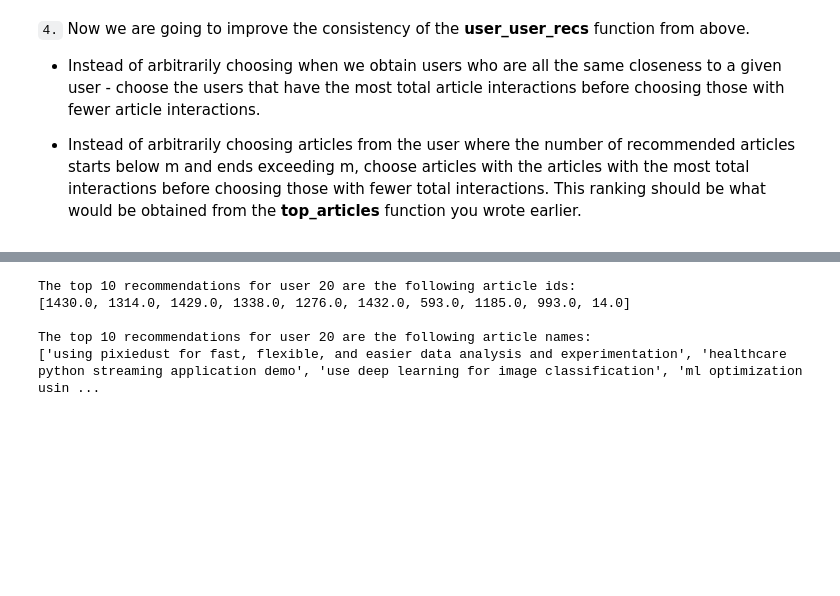
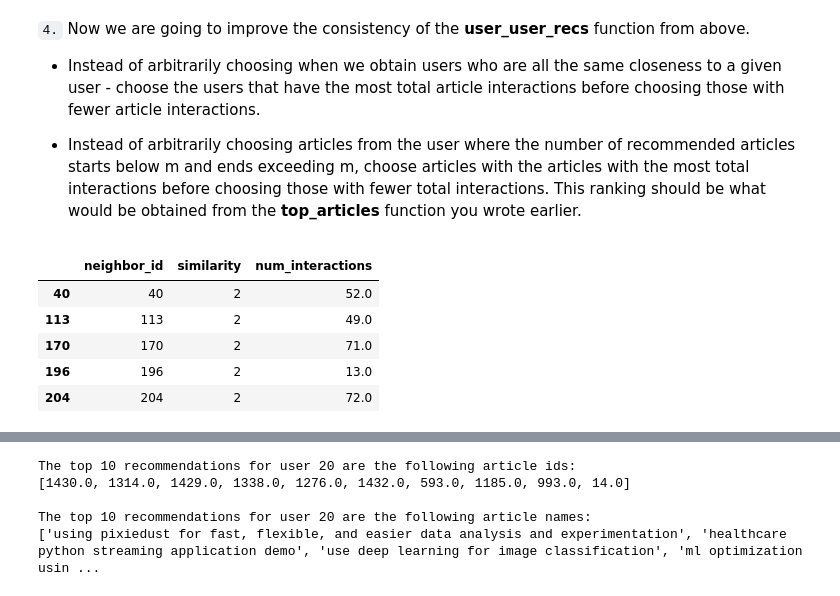
Before and after one commit to magrathj/IBM-Recommendation-Engine, a Jupyter notebook: Recommendations_with_IBM.ipynb, the cells around one changed output, grey strips where cells are left out. Saved outputs shown, nothing was run; the diff lists cells and outputs as text; code cells hidden in the pictures; blank space fills up the shorter version.

```diff
--- a/Recommendations_with_IBM.ipynb
+++ b/Recommendations_with_IBM.ipynb
@@ -545,3 +542,12 @@ def user_user_recs_part2(user_id, m=10):
     rec_names = rec_all['title'].values.tolist()
 
     return recs, rec_names
+# %%
+get_top_sorted_users(20).head()
+# %% [output]
+|  | neighbor_id | similarity | num_interactions |
+| 40 | 40 | 2 | 52.0 |
+| 113 | 113 | 2 | 49.0 |
+| 170 | 170 | 2 | 71.0 |
+| 196 | 196 | 2 | 13.0 |
+| 204 | 204 | 2 | 72.0 |
```
Also changed, not shown: parts of 10 cells of this notebook, 2 other files.
